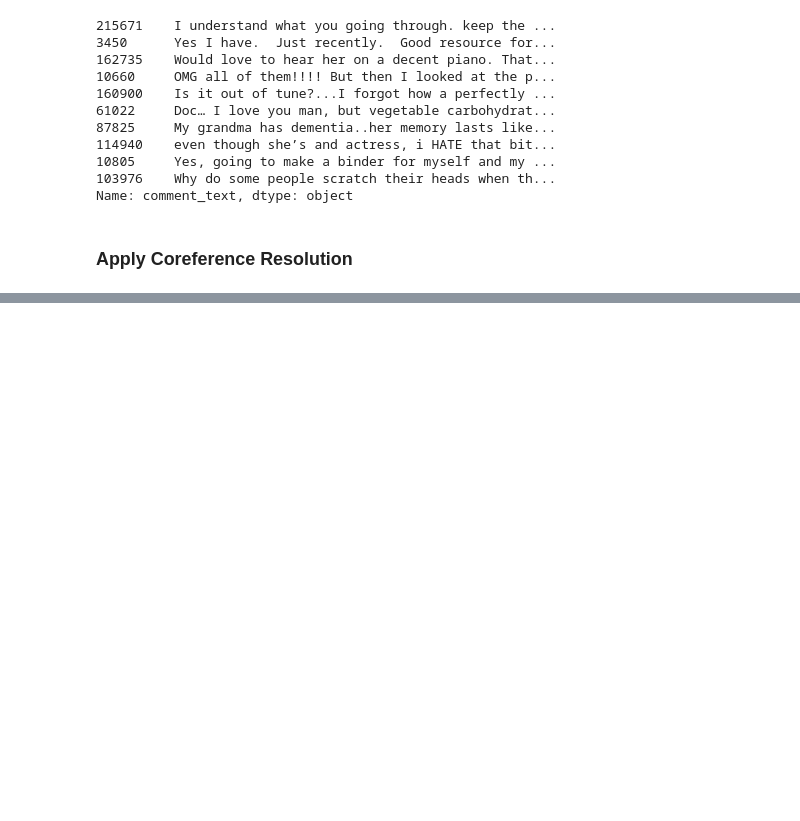
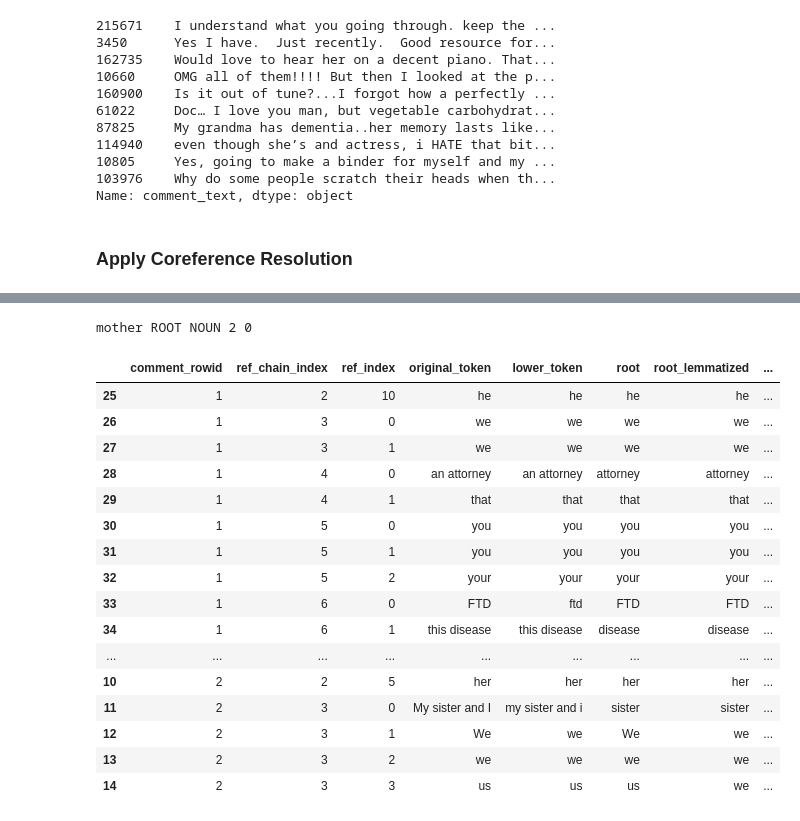
Before and after one commit to dr00b/testing_llm_in_delusion_recognition, a Jupyter notebook: notebooks/knowledgable_informant_narratives.ipynb, the cells around one changed output, grey strips where cells are left out. Saved outputs shown, nothing was run; the diff lists cells and outputs as text; code cells hidden in the pictures; blank space fills up the shorter version.

```diff
--- a/notebooks/knowledgable_informant_narratives.ipynb
+++ b/notebooks/knowledgable_informant_narratives.ipynb
@@ -111,8 +130,7 @@ Name: comment_text, dtype: object
 # %% [markdown]
 ### Apply Coreference Resolution
 # %%
-
-filtered.from_pickle(os.path.join("..", "data", "filtered_comments.pkl"))
+filtered = pd.read_pickle(os.path.join("..", "data", "filtered_comments.pkl"))
 database_path = os.path.join("..", "data", os.environ["SQLITE_DB_NAME"])
 conn = sqlite3.connect(database_path)
 
@@ -124,7 +142,8 @@ for i in range(0, filtered.shape[0], batch_size):
     batch["coref_result"] = batch["comment_text"].apply(lambda x: nlp_coref(x))
     batch["coref_result_json"] = batch["coref_result"].apply(lambda x: str(x.to_json()))
     batch["coref_spans_json"] = batch["coref_result"].apply(lambda x: str(x.spans))
+    batch["coref_doc_bytes"] = batch["coref_result"].apply(lambda x: x.to_bytes())
     batch.rename(columns={"rowid": "comment_rowid"}, inplace=True)
-    batch.drop(columns=[c for c in batch.columns if c not in ["comment_rowid", "coref_result_json", "coref_spans_json"]], inplace=True)
+    batch.drop(columns=[c for c in batch.columns if c not in ["comment_rowid", "coref_result_json", "coref_spans_json", "coref_doc_bytes"]], inplace=True)
     batch.to_sql(con=conn, name="comments_coref", if_exists="append", index=False)
 # %% [output]
@@ -140,0 +153,6 @@ AttributeError: 'DataFrame' object has no attribute 'coref_result_json'
+# %%
+database_path = os.path.join("..", "data", os.environ["SQLITE_DB_NAME"])
+conn = sqlite3.connect(database_path)
+
+comments_coref = pd.read_sql("SELECT * FROM comments_coref3", conn)
+comments_coref["coref_result"] = comments_coref["coref_doc_bytes"].apply(lambda x: spacy.tokens.doc.Doc(nlp_coref.vocab).from_bytes(x))
@@ -140,0 +207,37 @@ AttributeError: 'DataFrame' object has no attribute 'coref_result_json'
+# %%
+for i, row in comments_coref.iterrows():
+    lst = unpack_coref_to_tokens(row)
+    if i == 0:
+        df = pd.DataFrame(lst)
+    else:
+        df = pd.concat([df, pd.DataFrame(lst)])
+# %%
+df["final_token"] = df["compressed_possessive_lemmatized"].fillna(df["root_lemmatized"]).str.lower()
+df["final_token_len"] = df["final_token"].str.len()
+df["within_chain_max_len"] = df.groupby(["comment_rowid", "ref_chain_index"])["final_token_len"].transform(lambda x: x.max())
+# %%
+a = nlp_sm("mother")
+for i, t in enumerate(a):
+    print(t.text, t.dep_, t.pos_, t.ent_iob, t.ent_type)
+# %% [output]
+mother ROOT NOUN 2 0
+# %%
+df.iloc[25:50]
+# %% [output]
+|  | comment_rowid | ref_chain_index | ref_index | original_token | lower_token | root | root_lemmatized | ... |
+| 25 | 1 | 2 | 10 | he | he | he | he | ... |
+| 26 | 1 | 3 | 0 | we | we | we | we | ... |
+| 27 | 1 | 3 | 1 | we | we | we | we | ... |
+| 28 | 1 | 4 | 0 | an attorney | an attorney | attorney | attorney | ... |
+| 29 | 1 | 4 | 1 | that | that | that | that | ... |
+| 30 | 1 | 5 | 0 | you | you | you | you | ... |
+| 31 | 1 | 5 | 1 | you | you | you | you | ... |
+| 32 | 1 | 5 | 2 | your | your | your | your | ... |
+| 33 | 1 | 6 | 0 | FTD | ftd | FTD | FTD | ... |
+| 34 | 1 | 6 | 1 | this disease | this disease | disease | disease | ... |
+| ... | ... | ... | ... | ... | ... | ... | ... | ... |
+| 10 | 2 | 2 | 5 | her | her | her | her | ... |
+| 11 | 2 | 3 | 0 | My sister and I | my sister and i | sister | sister | ... |
+| 12 | 2 | 3 | 1 | We | we | We | we | ... |
+| 13 | 2 | 3 | 2 | we | we | we | we | ... |
+| 14 | 2 | 3 | 3 | us | us | us | we | ... |
```
Also changed, not shown: parts of 10 cells of this notebook.
